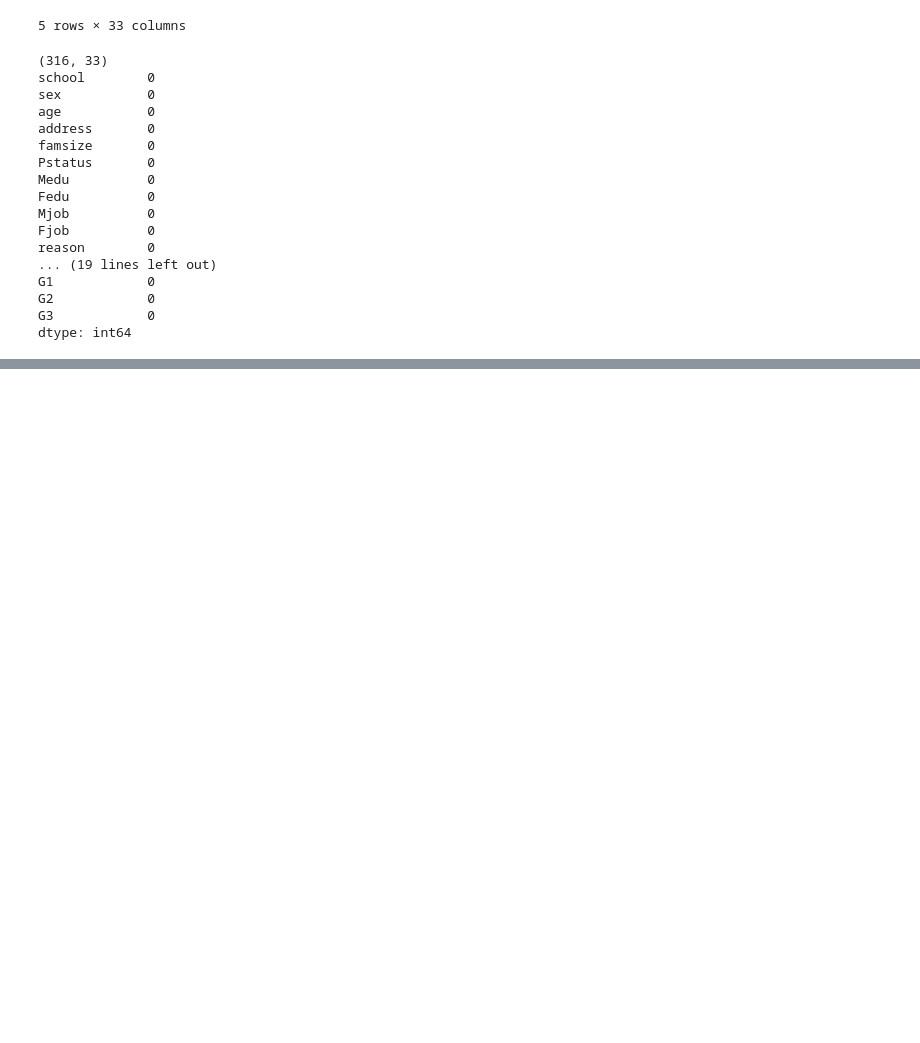
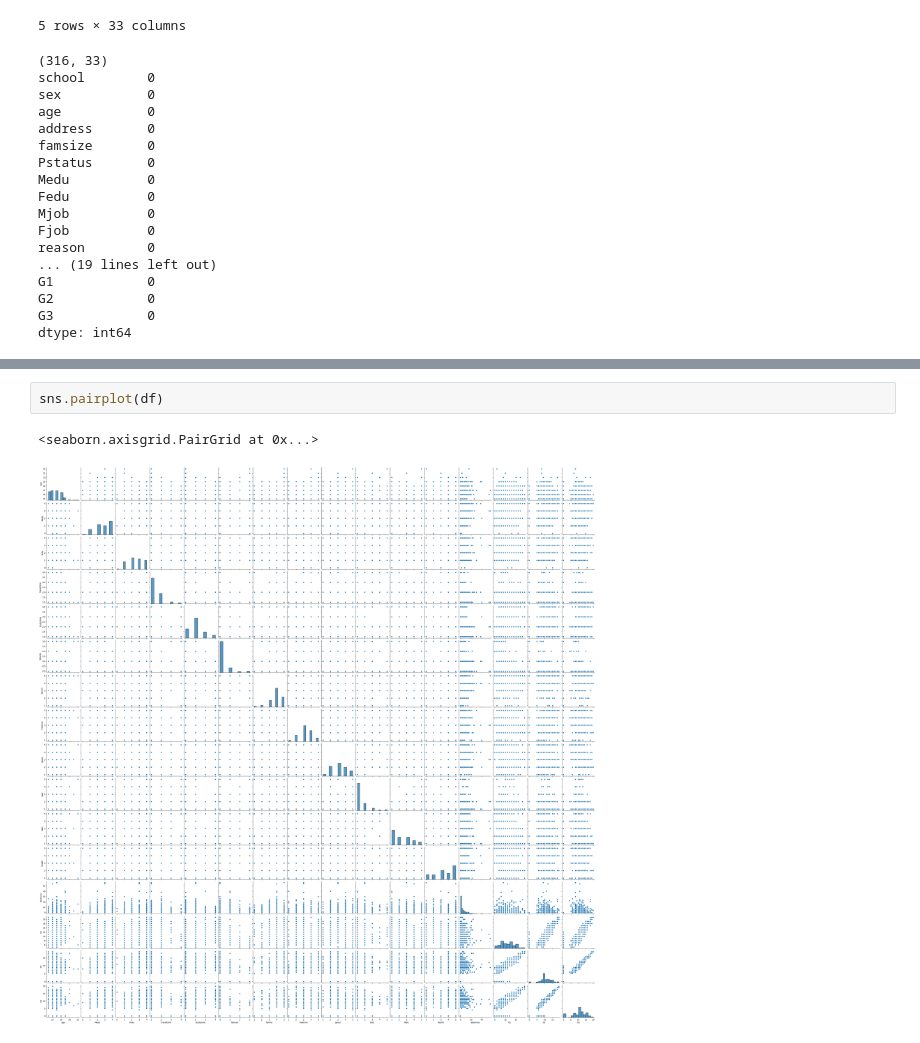
Before and after one commit to York-Solutions-B2E/khue-lee-aml-student-regression, a Jupyter notebook: student-regression-model.ipynb, the cells around one changed output, grey strips where cells are left out. Cells and saved outputs as stored; diff of their text form; blank space fills up the shorter version.

```diff
--- a/student-regression-model.ipynb
+++ b/student-regression-model.ipynb
@@ -104,0 +184,5 @@ connection to server at "localhost" (127.0.0.1), port 5432 failed: Connection re
+# %%
+sns.pairplot(df)
+# %% [output]
+<seaborn.axisgrid.PairGrid at 0x...>
+[figure, added]
```
Also changed, not shown: parts of 40 cells of this notebook, 4 other files.
